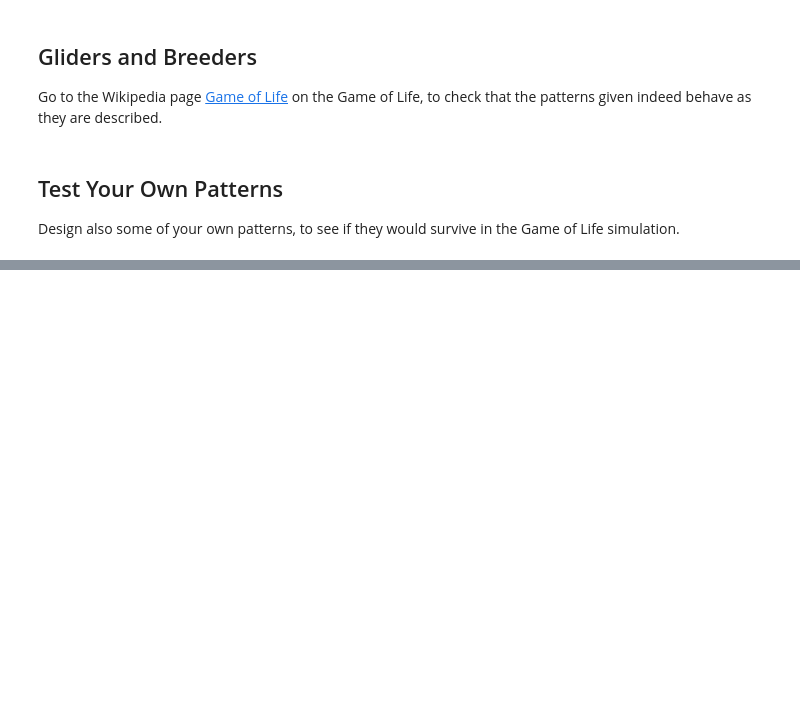
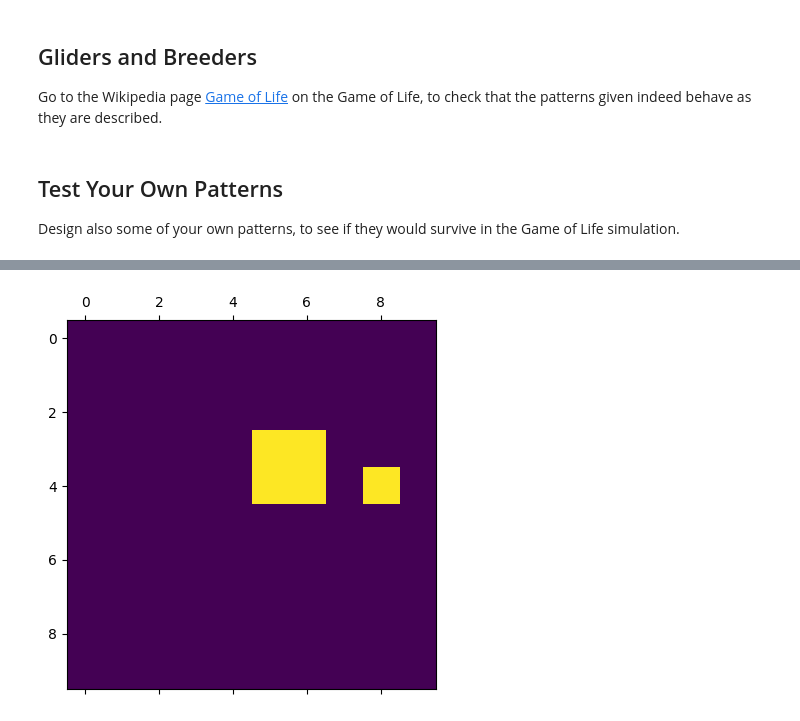
Before and after one commit to PunnawatSiri/Complexity_Science_Course, a Jupyter notebook: GameofLife.ipynb, the cells around one changed output, grey strips where cells are left out. Drawn from its saved outputs; the diff is of its cells as text; code cells hidden in the pictures; blank space fills up the shorter version.

```diff
--- a/GameofLife.ipynb
+++ b/GameofLife.ipynb
@@ -295,3 +303,14 @@ Go to the Wikipedia page <a href="https://en.wikipedia.org/wiki/Conway%27s_Game_
 ## Test Your Own Patterns
 
 Design also some of your own patterns, to see if they would survive in the Game of Life simulation.
+# %%
+N = 10
+T = 100
+PNBRS = PeriodicNBRS(N)
+patern = [[(0,1),(1,0),(2,1),(1,2),(1,3),(1,4)]]
+PNBRS.test_pattern(patern)
+PNBRS.init_nbrs_periodic()
+for t in range(T):
+    PNBRS.step()
+PNBRS.show()
+# %% [output]
@@ -297,0 +318 @@ Design also some of your own patterns, to see if they would survive in the Game
+[figure, added]
```
Also changed, not shown: parts of 4 cells of this notebook.
